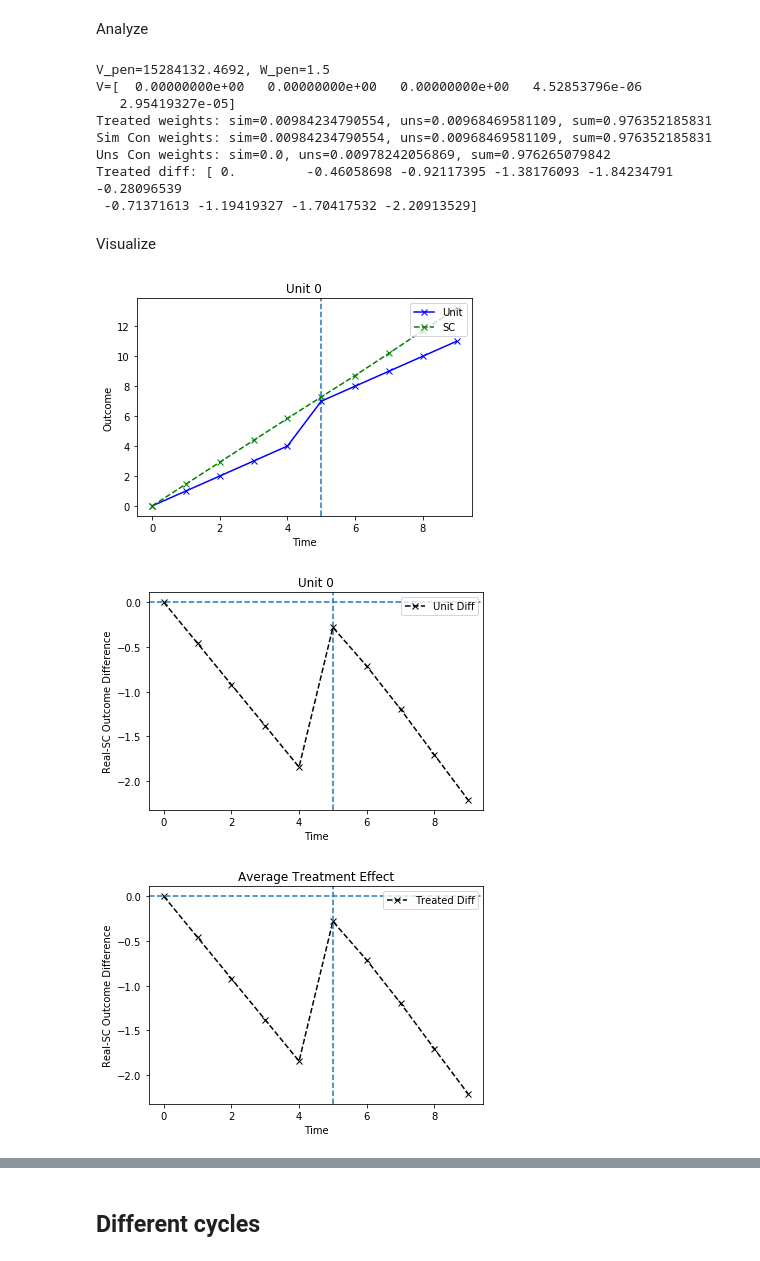
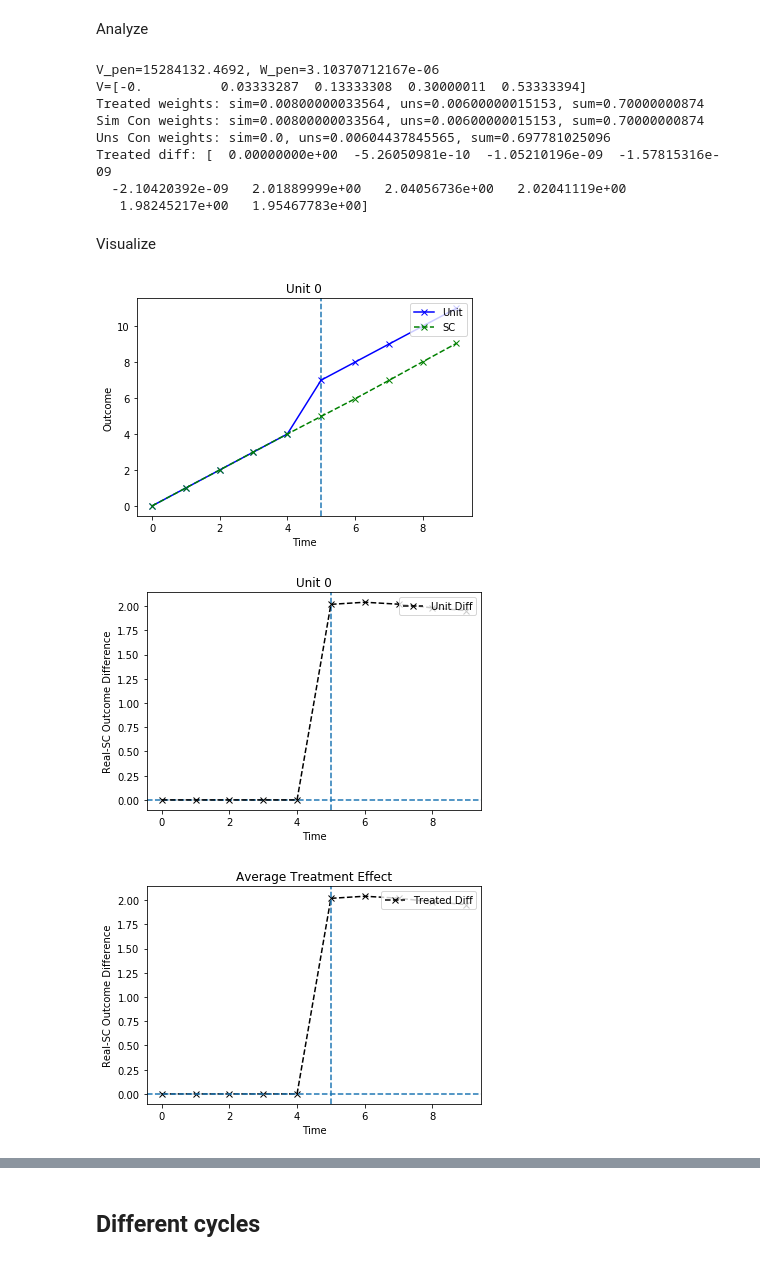
Before and after one commit to microsoft/SparseSC, a Jupyter notebook: examples/DifferentialTrends.ipynb, the cells around one changed output, grey strips where cells are left out. Saved outputs shown, nothing was run; the diff lists cells and outputs as text; code cells hidden in the pictures.

Commit message:
Implement multiple treatment periods

```diff
--- a/examples/DifferentialTrends.ipynb
+++ b/examples/DifferentialTrends.ipynb
@@ -46,6 +42,8 @@ treated_units = range(N1)
 control_units = list(set(range(N)) - set(treated_units))
 T0,T1 = 5, 5
 T=T0+T1
+unit_treatment_periods = np.full((N), -1)
+unit_treatment_periods[treated_units] = T0
 proto_te = np.hstack((np.zeros((1,T0)), np.full((1,T0), 2)))
 # %% [markdown]
 ## Differential Trends
@@ -72,35 +70,35 @@ plt.close('all')
 Analyze
 # %%
 #Currently the built-in joint opimization of penalties isn't great, so do two steps
-ret = SC.estimate_effects(Y[:,:T0], Y[:,T0:], treated_units, max_n_pl=200)
-#V_penalty = ret.fit.V_penalty
-#simple_summ(ret_full.fit, Y)
+ret = SC.estimate_effects(Y, unit_treatment_periods, max_n_pl=200)
+#V_penalty = ret.fits[T0].V_penalty
+#simple_summ(ret_full.fits[T0], Y)
 #ret = SC.estimate_effects(Y[:,:T0], Y[:,T0:], treated_units, covariate_penalties=[V_penalty], weight_penalty=0.00001, ret_CI=True)
-simple_summ(ret.fit, Y)
+simple_summ(ret.fits[T0], Y)
 # %% [output]
-V_pen=15284132.4692, W_pen=1.5
-V=[  0.00000000e+00   0.00000000e+00   0.00000000e+00   4.52853796e-06
-   2.95419327e-05]
-Treated weights: sim=0.00984234790554, uns=0.00968469581109, sum=0.976352185831
-Sim Con weights: sim=0.00984234790554, uns=0.00968469581109, sum=0.976352185831
-Uns Con weights: sim=0.0, uns=0.00978242056869, sum=0.976265079842
-Treated diff: [ 0.         -0.46058698 -0.92117395 -1.38176093 -1.84234791 -0.28096539
- -0.71371613 -1.19419327 -1.70417532 -2.20913529]
+V_pen=15284132.4692, W_pen=3.10370712167e-06
+V=[-0.          0.03333287  0.13333308  0.30000011  0.53333394]
+Treated weights: sim=0.00800000033564, uns=0.00600000015153, sum=0.70000000874
+Sim Con weights: sim=0.00800000033564, uns=0.00600000015153, sum=0.70000000874
+Uns Con weights: sim=0.0, uns=0.00604437845565, sum=0.697781025096
+Treated diff: [  0.00000000e+00  -5.26050981e-10  -1.05210196e-09  -1.57815316e-09
+  -2.10420392e-09   2.01889999e+00   2.04056736e+00   2.02041119e+00
+   1.98245217e+00   1.95467783e+00]
 # %% [markdown]
 Visualize
 # %%
-Y_sc = ret.fit.predict(Y)
-[sc_raw, sc_diff] = ind_sc_plots(Y[0,:], Y_sc[0,:], T0, ind_ci=ret.ind_CI)
+Y_sc = ret.fits[T0].predict(Y)
+[sc_raw, sc_diff] = ind_sc_plots(ret, T0, 0)
 sc_raw.axes[0].set_title("Unit 0")
 sc_diff.axes[0].set_title("Unit 0")
 [te] = te_plot(ret)
 te.axes[0].set_title("Average Treatment Effect")
 plt.show()
 plt.close('all')
 # %% [output]
-[figure, old version]
+[figure, new version]
-[figure, old version]
+[figure, new version]
-[figure, old version]
+[figure, new version]
 # %%
 diffs = Y - Y_sc
 diffs_plt = diffs_plot(diffs, treated_units, control_units)
```
Also changed, not shown: parts of 7 cells of this notebook, 3 other files.
